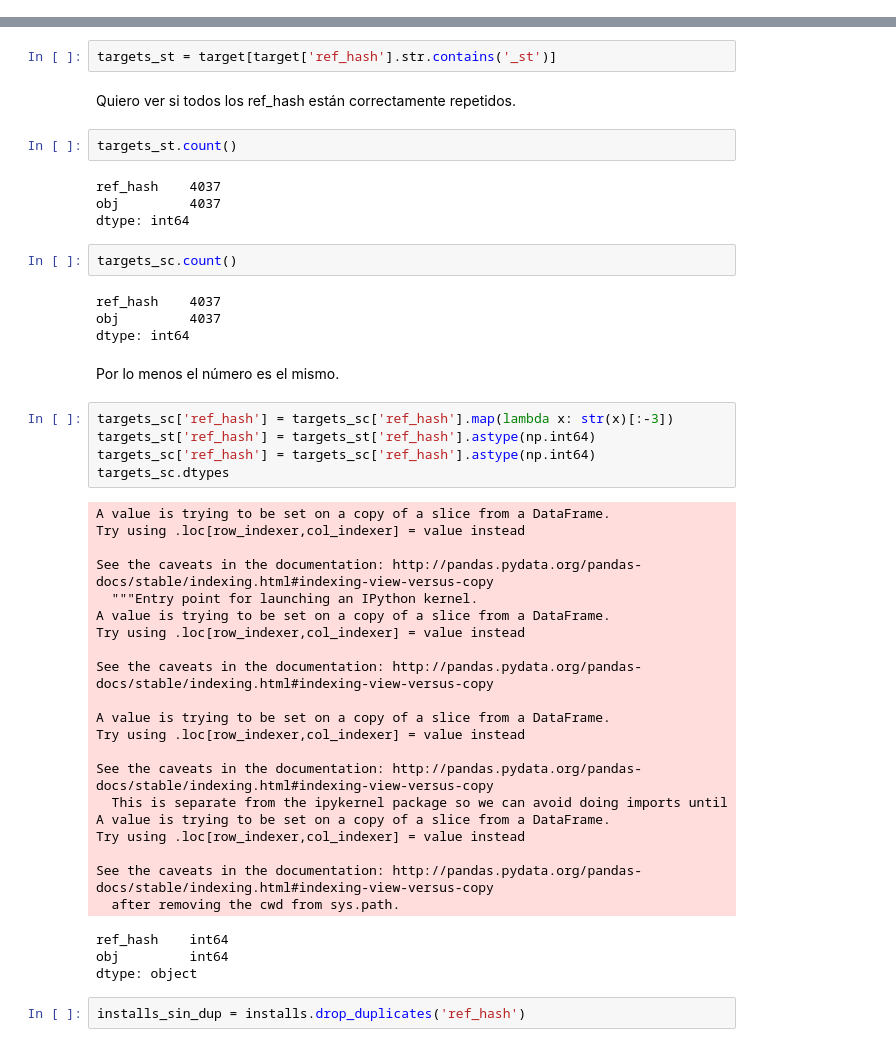
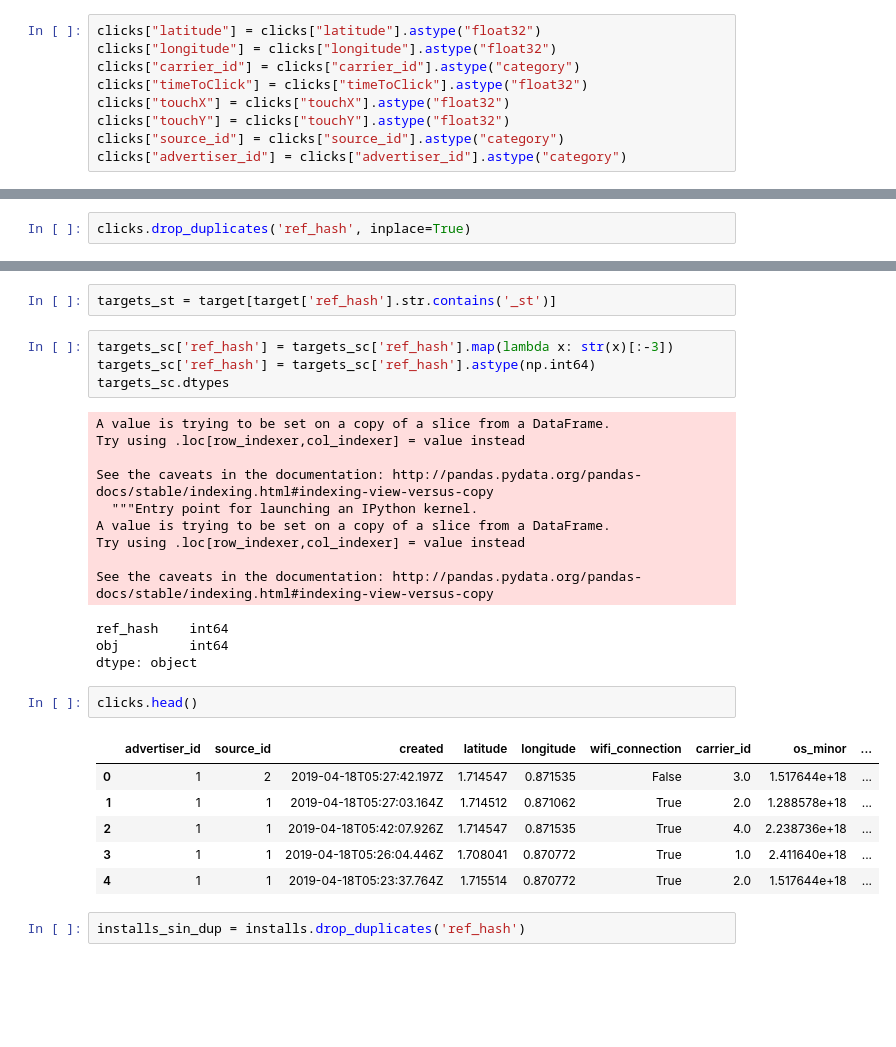
Before and after one commit to shizus/7506-1c2019, a Jupyter notebook: tp2/scripts/installsListoPaTraining.ipynb, the cells around one changed output, grey strips where cells are left out. Cells and saved outputs as stored; diff of their text form; blank space fills up the shorter version.

```diff
--- a/tp2/scripts/installsListoPaTraining.ipynb
+++ b/tp2/scripts/installsListoPaTraining.ipynb
@@ -63,5 +103,14 @@ installs = installs.sort_values(by = ['ref_hash', 'created'])
 # %%
 clicks = pd.read_csv("../datos/clicks.csv", low_memory=False)
+# %%
+clicks["latitude"] = clicks["latitude"].astype("float32")
+clicks["longitude"] = clicks["longitude"].astype("float32")
+clicks["carrier_id"] = clicks["carrier_id"].astype("category")
+clicks["timeToClick"] = clicks["timeToClick"].astype("float32")
+clicks["touchX"] = clicks["touchX"].astype("float32")
+clicks["touchY"] = clicks["touchY"].astype("float32")
+clicks["source_id"] = clicks["source_id"].astype("category")
+clicks["advertiser_id"] = clicks["advertiser_id"].astype("category")
 # %%
 del clicks["action_id"]#Son todos nulls
 del clicks["country_code"] #Son todos del mismo pais
@@ -96,3 +122,5 @@ clicks.groupby('ref_hash').agg({'latitude': 'mean', 'longitude' : 'mean', 'timeT
+# %%
+clicks.drop_duplicates('ref_hash', inplace=True)
 # %% [markdown]
 ## Creo las ventanas
 # %%
@@ -331,25 +287,8 @@ Está viniendo con \_st y \_sc cada ref_hash así que vamos a tener que trabajar
 targets_sc = target[target['ref_hash'].str.contains('_sc')]
 # %%
 targets_st = target[target['ref_hash'].str.contains('_st')]
-# %% [markdown]
-Quiero ver si todos los ref_hash están correctamente repetidos.
-# %%
-targets_st.count()
-# %% [output]
-ref_hash    4037
-obj         4037
-dtype: int64
-# %%
-targets_sc.count()
-# %% [output]
-ref_hash    4037
-obj         4037
-dtype: int64
-# %% [markdown]
-Por lo menos el número es el mismo.
 # %%
 targets_sc['ref_hash'] = targets_sc['ref_hash'].map(lambda x: str(x)[:-3])
-targets_st['ref_hash'] = targets_st['ref_hash'].astype(np.int64)
 targets_sc['ref_hash'] = targets_sc['ref_hash'].astype(np.int64)
 targets_sc.dtypes
 # %% [output]
@@ -362,20 +301,18 @@ A value is trying to be set on a copy of a slice from a DataFrame.
 Try using .loc[row_indexer,col_indexer] = value instead
 
 See the caveats in the documentation: http://pandas.pydata.org/pandas-docs/stable/indexing.html#indexing-view-versus-copy
-
-A value is trying to be set on a copy of a slice from a DataFrame.
-Try using .loc[row_indexer,col_indexer] = value instead
-
-See the caveats in the documentation: http://pandas.pydata.org/pandas-docs/stable/indexing.html#indexing-view-versus-copy
-  This is separate from the ipykernel package so we can avoid doing imports until
-A value is trying to be set on a copy of a slice from a DataFrame.
-Try using .loc[row_indexer,col_indexer] = value instead
-
-See the caveats in the documentation: http://pandas.pydata.org/pandas-docs/stable/indexing.html#indexing-view-versus-copy
-  after removing the cwd from sys.path.
 ref_hash    int64
 obj         int64
 dtype: object
+# %%
+clicks.head()
+# %% [output]
+|  | advertiser_id | source_id | created | latitude | longitude | wifi_connection | carrier_id | os_minor | ... |
+| 0 | 1 | 2 | 2019-04-18T05:27:42.197Z | 1.714547 | 0.871535 | False | 3.0 | 1.517644e+18 | ... |
+| 1 | 1 | 1 | 2019-04-18T05:27:03.164Z | 1.714512 | 0.871062 | True | 2.0 | 1.288578e+18 | ... |
+| 2 | 1 | 1 | 2019-04-18T05:42:07.926Z | 1.714547 | 0.871535 | True | 4.0 | 2.238736e+18 | ... |
+| 3 | 1 | 1 | 2019-04-18T05:26:04.446Z | 1.708041 | 0.870772 | True | 1.0 | 2.411640e+18 | ... |
+| 4 | 1 | 1 | 2019-04-18T05:23:37.764Z | 1.715514 | 0.870772 | True | 2.0 | 1.517644e+18 | ... |
 # %%
 installs_sin_dup = installs.drop_duplicates('ref_hash')
 # %%
```
Also changed, not shown: parts of 55 cells of this notebook.
